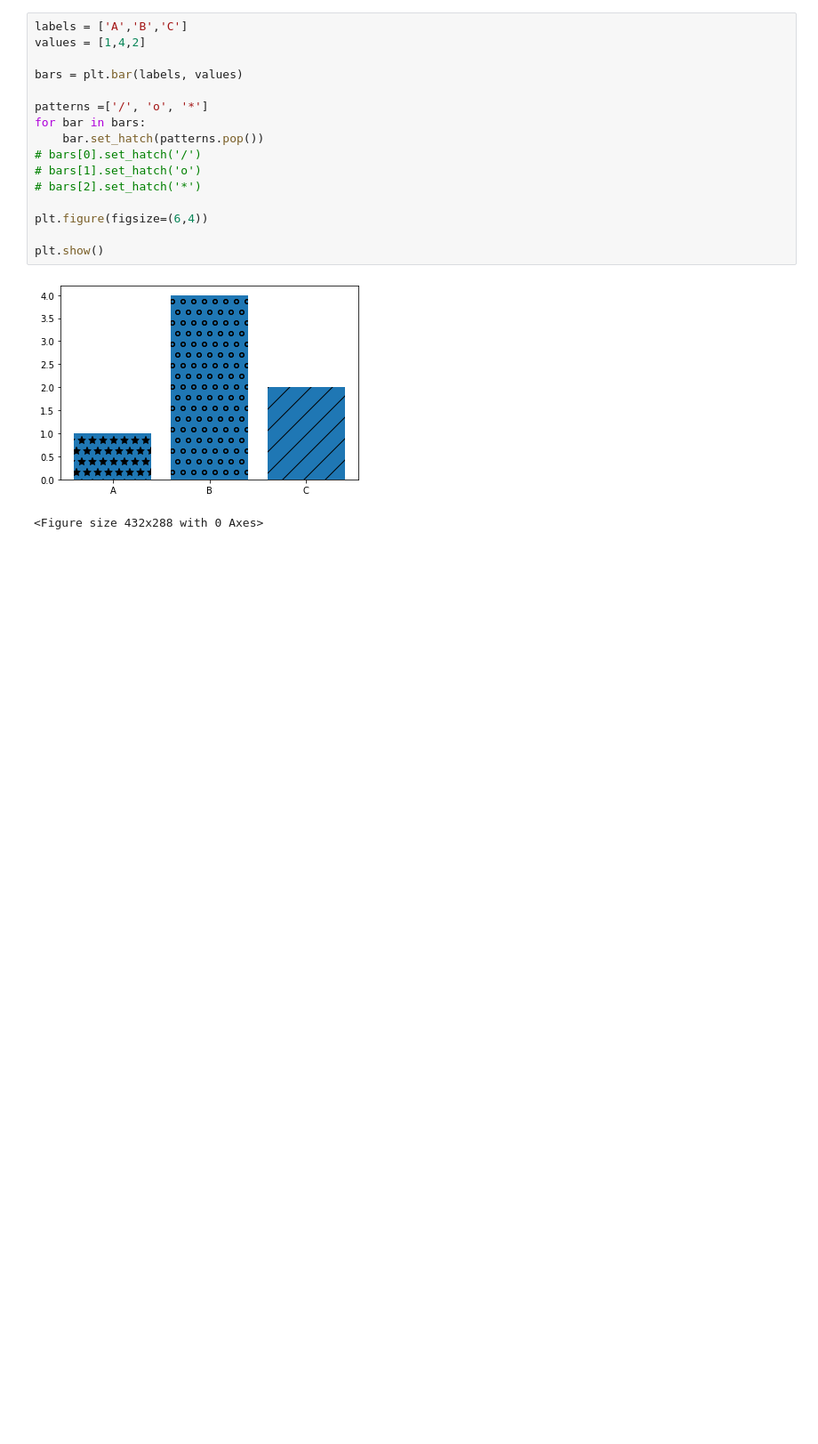
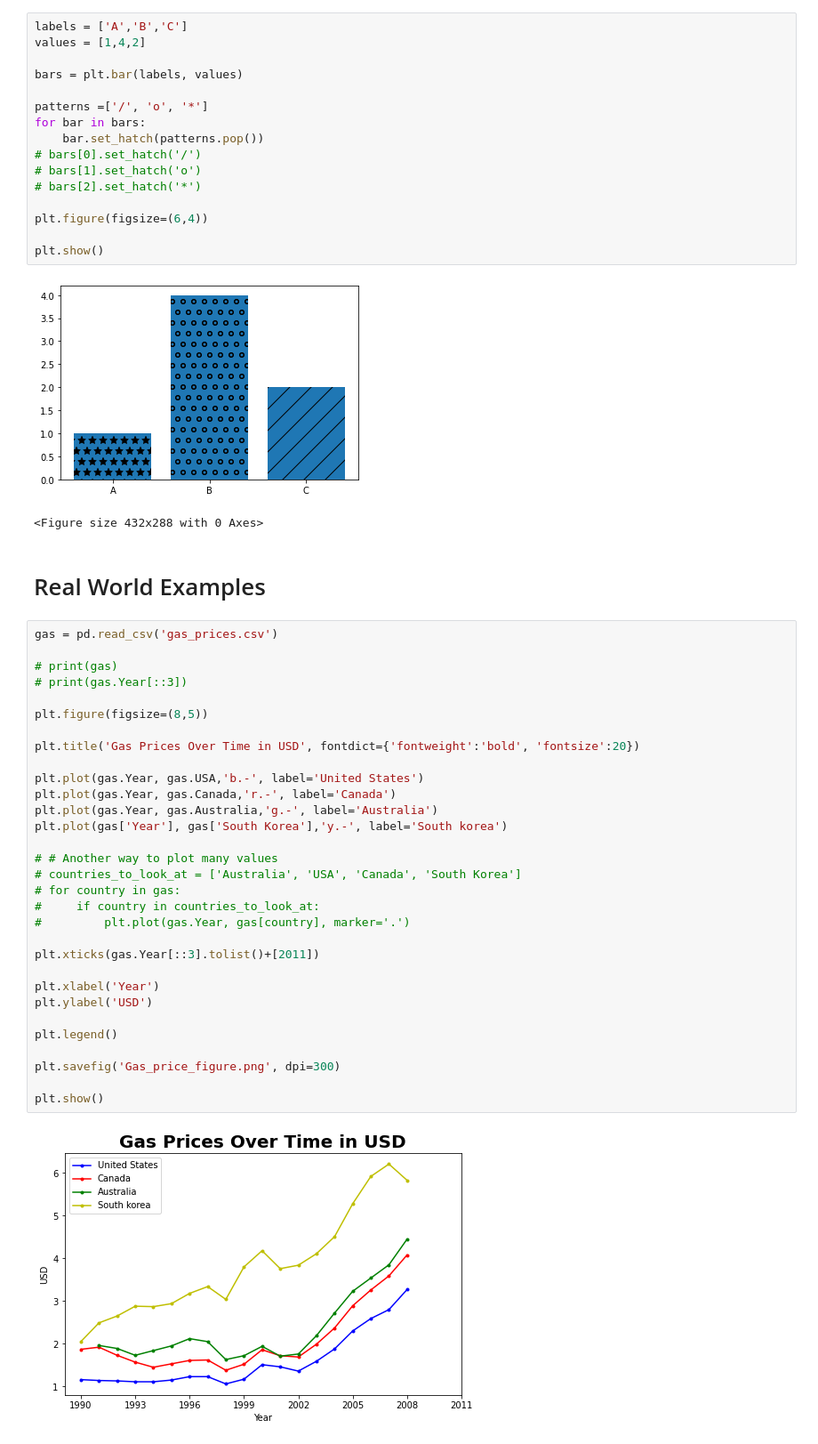
Before and after one commit to wjlan/matplotlib-crash-course, a Jupyter notebook: Tutorial.ipynb, the cells around one changed output. Shown: that part at 89% size. Drawn from its saved outputs; the diff is of its cells as text; blank space fills up the shorter version.

Commit message:
add gas_price

```diff
--- a/Tutorial.ipynb
+++ b/Tutorial.ipynb
@@ -78,3 +78,38 @@ plt.show()
 # %% [output]
 [figure]
 <Figure size 432x288 with 0 Axes>
+# %% [markdown]
+# Real World Examples
+# %%
+gas = pd.read_csv('gas_prices.csv')
+
+# print(gas)
+# print(gas.Year[::3])
+
+plt.figure(figsize=(8,5))
+
+plt.title('Gas Prices Over Time in USD', fontdict={'fontweight':'bold', 'fontsize':20})
+
+plt.plot(gas.Year, gas.USA,'b.-', label='United States')
+plt.plot(gas.Year, gas.Canada,'r.-', label='Canada')
+plt.plot(gas.Year, gas.Australia,'g.-', label='Australia')
+plt.plot(gas['Year'], gas['South Korea'],'y.-', label='South korea')
+
+# # Another way to plot many values
+# countries_to_look_at = ['Australia', 'USA', 'Canada', 'South Korea']
+# for country in gas:
+#     if country in countries_to_look_at:
+#         plt.plot(gas.Year, gas[country], marker='.')
+
+plt.xticks(gas.Year[::3].tolist()+[2011])
+
+plt.xlabel('Year')
+plt.ylabel('USD')
+
+plt.legend()
+
+plt.savefig('Gas_price_figure.png', dpi=300)
+
+plt.show()
+# %% [output]
+[figure, added]
```
Also changed, not shown: 4 other files.
